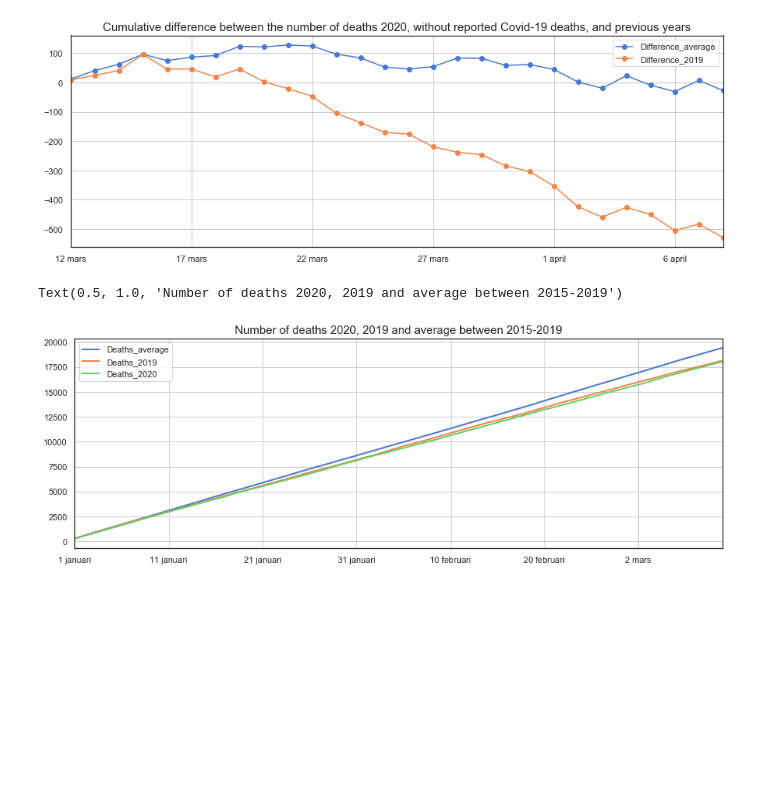
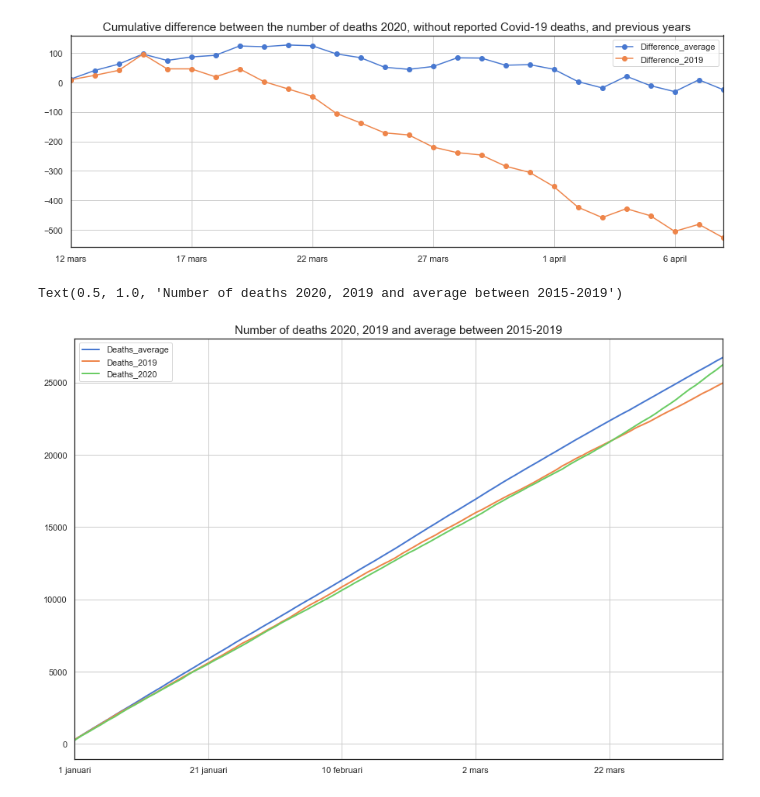
Before and after one commit to Frallmeister/covid19, a Jupyter notebook: corona_notebook.ipynb, the cells around one changed output. Saved outputs shown, nothing was run; the diff lists cells and outputs as text; code cells hidden in the pictures; blank space fills up the shorter version.

```diff
--- a/corona_notebook.ipynb
+++ b/corona_notebook.ipynb
@@ -307,10 +323,10 @@ Text(0.5, 1.0, 'Cumulative difference between the number of deaths 2020, without
 [figure]
 # %%
 fig, ax = plt.subplots()
-kwargs = {'grid': True, 'lw':2, 'figsize': (15,5), 'ax': ax}
+kwargs = {'grid': True, 'lw':2, 'figsize': (15,10), 'ax': ax}
 
-df_sweden.iloc[:index_first_death,:].cumsum().plot(y=['Deaths_average', 'Deaths_2019', 'Deaths_2020'], **kwargs)
+df_sweden.iloc[:last_reliable_day,:].cumsum().plot(y=['Deaths_average', 'Deaths_2019', 'Deaths_2020'], **kwargs)
 ax.set_title('Number of deaths 2020, 2019 and average between 2015-2019', fontsize=15)
 # %% [output]
 Text(0.5, 1.0, 'Number of deaths 2020, 2019 and average between 2015-2019')
-[figure, old version]
+[figure, new version]
```
Also changed, not shown: parts of 8 cells of this notebook, 4 other files.
